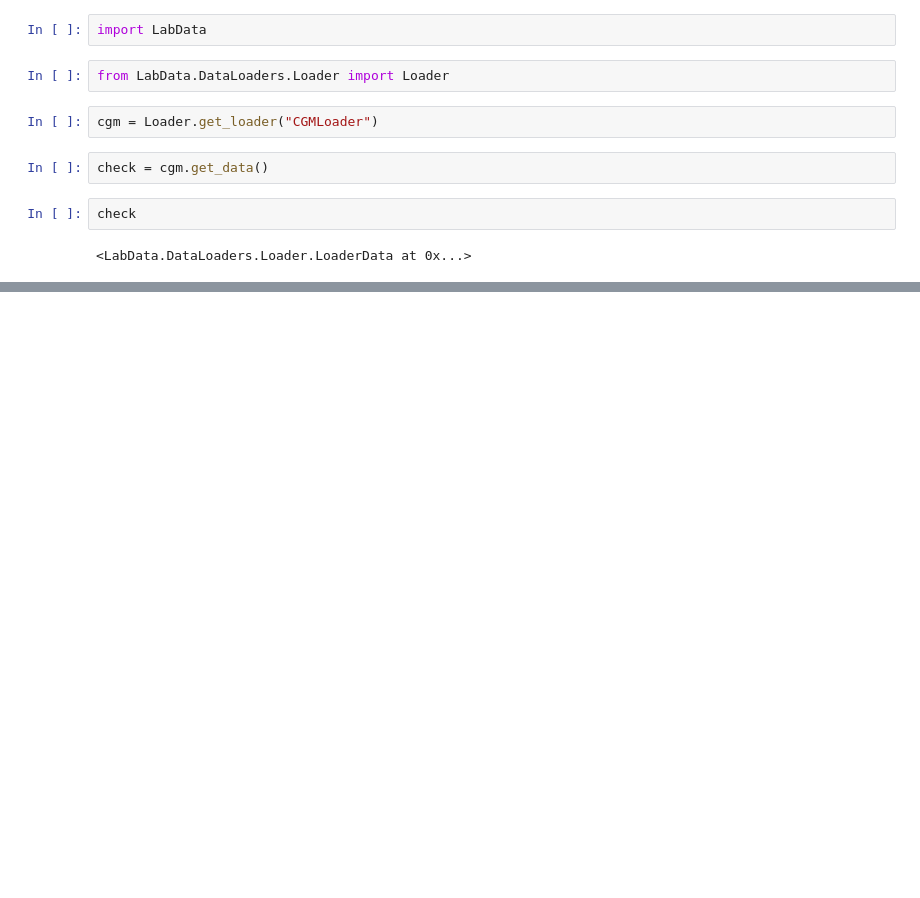
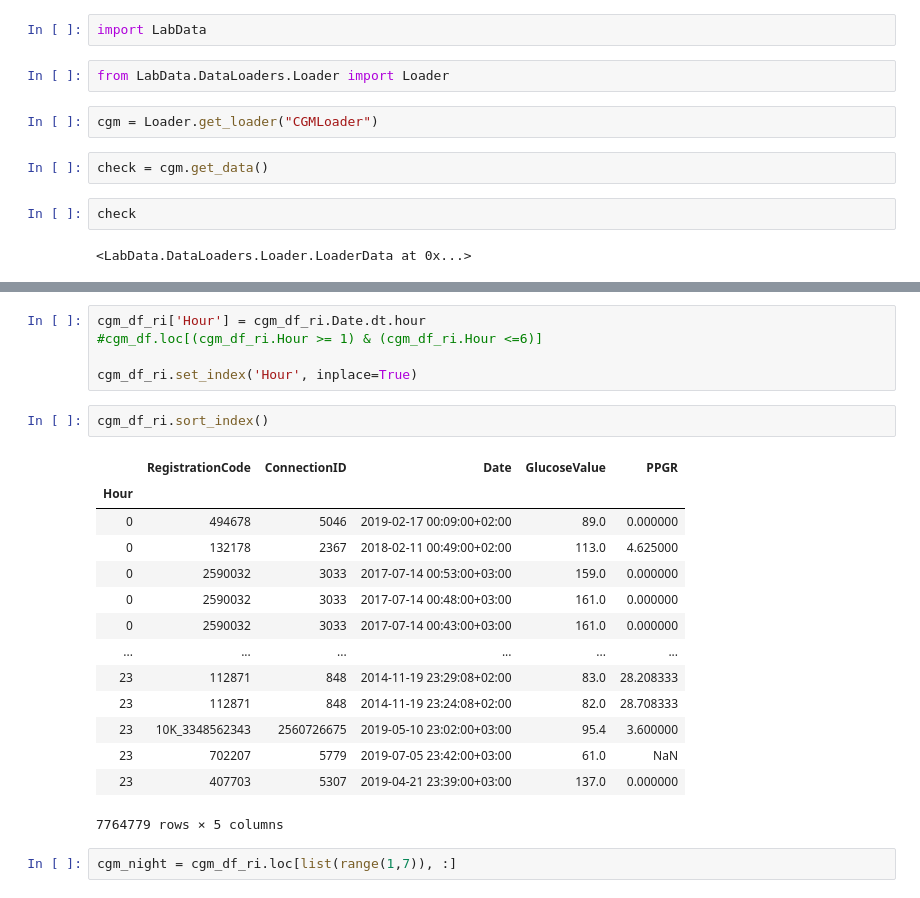
Before and after one commit to ElviraMingazova/MA_Thesis, a Jupyter notebook: HowToData.ipynb, the cells around one changed output, grey strips where cells are left out. Drawn from its saved outputs; the diff is of its cells as text; blank space fills up the shorter version.

```diff
--- a/HowToData.ipynb
+++ b/HowToData.ipynb
@@ -68,0 +487,24 @@ check.df
+# %%
+cgm_df_ri['Hour'] = cgm_df_ri.Date.dt.hour
+#cgm_df.loc[(cgm_df_ri.Hour >= 1) & (cgm_df_ri.Hour <=6)]
+
+cgm_df_ri.set_index('Hour', inplace=True)
+# %%
+cgm_df_ri.sort_index()
+# %% [output]
+|  | RegistrationCode | ConnectionID | Date | GlucoseValue | PPGR |
+| Hour |  |  |  |  |  |
+| 0 | 494678 | 5046 | 2019-02-17 00:09:00+02:00 | 89.0 | 0.000000 |
+| 0 | 132178 | 2367 | 2018-02-11 00:49:00+02:00 | 113.0 | 4.625000 |
+| 0 | 2590032 | 3033 | 2017-07-14 00:53:00+03:00 | 159.0 | 0.000000 |
+| 0 | 2590032 | 3033 | 2017-07-14 00:48:00+03:00 | 161.0 | 0.000000 |
+| 0 | 2590032 | 3033 | 2017-07-14 00:43:00+03:00 | 161.0 | 0.000000 |
+| ... | ... | ... | ... | ... | ... |
+| 23 | 112871 | 848 | 2014-11-19 23:29:08+02:00 | 83.0 | 28.208333 |
+| 23 | 112871 | 848 | 2014-11-19 23:24:08+02:00 | 82.0 | 28.708333 |
+| 23 | 10K_3348562343 | 2560726675 | 2019-05-10 23:02:00+03:00 | 95.4 | 3.600000 |
+| 23 | 702207 | 5779 | 2019-07-05 23:42:00+03:00 | 61.0 | NaN |
+| 23 | 407703 | 5307 | 2019-04-21 23:39:00+03:00 | 137.0 | 0.000000 |
+7764779 rows × 5 columns
+# %%
+cgm_night = cgm_df_ri.loc[list(range(1,7)), :]
```
Also changed, not shown: parts of 62 cells of this notebook, 1 other file.
